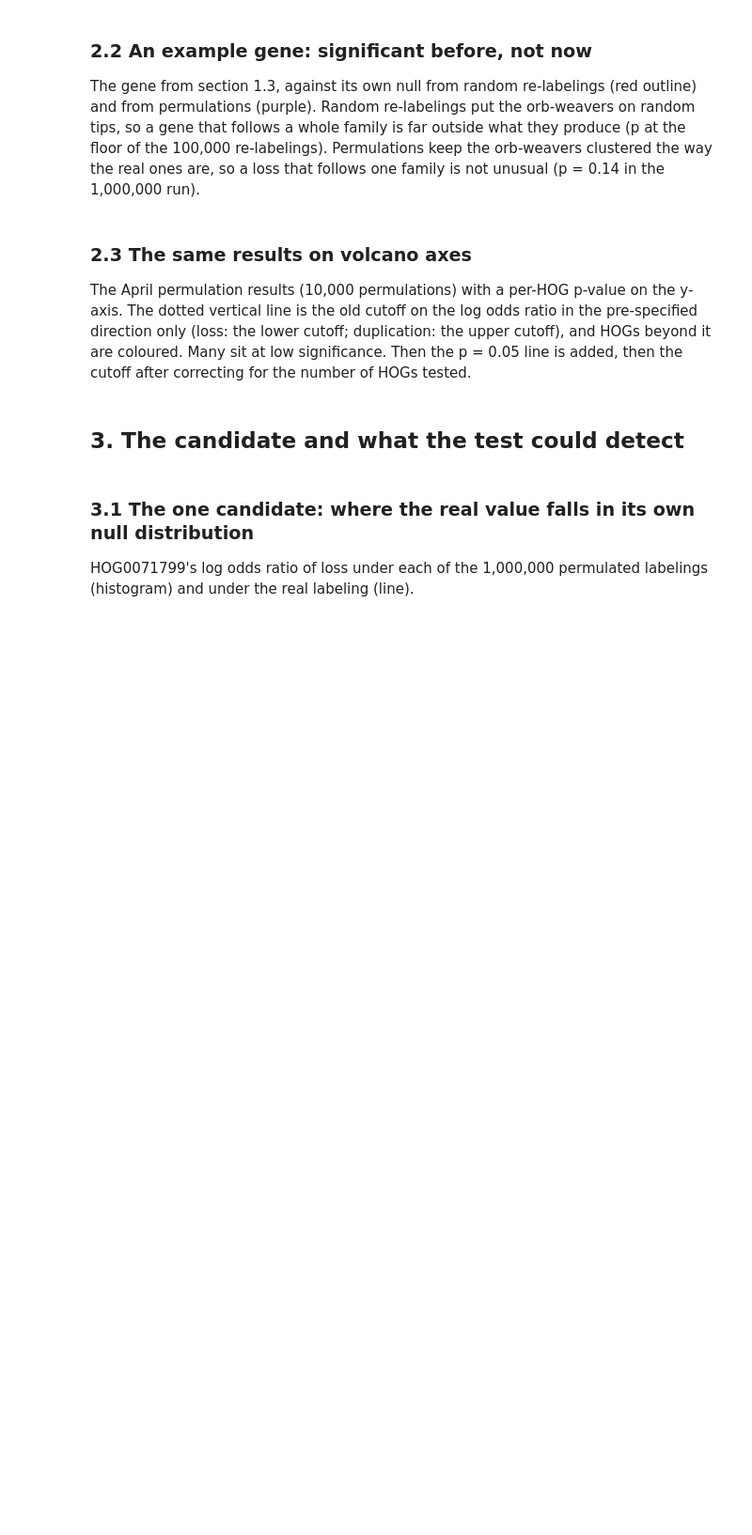
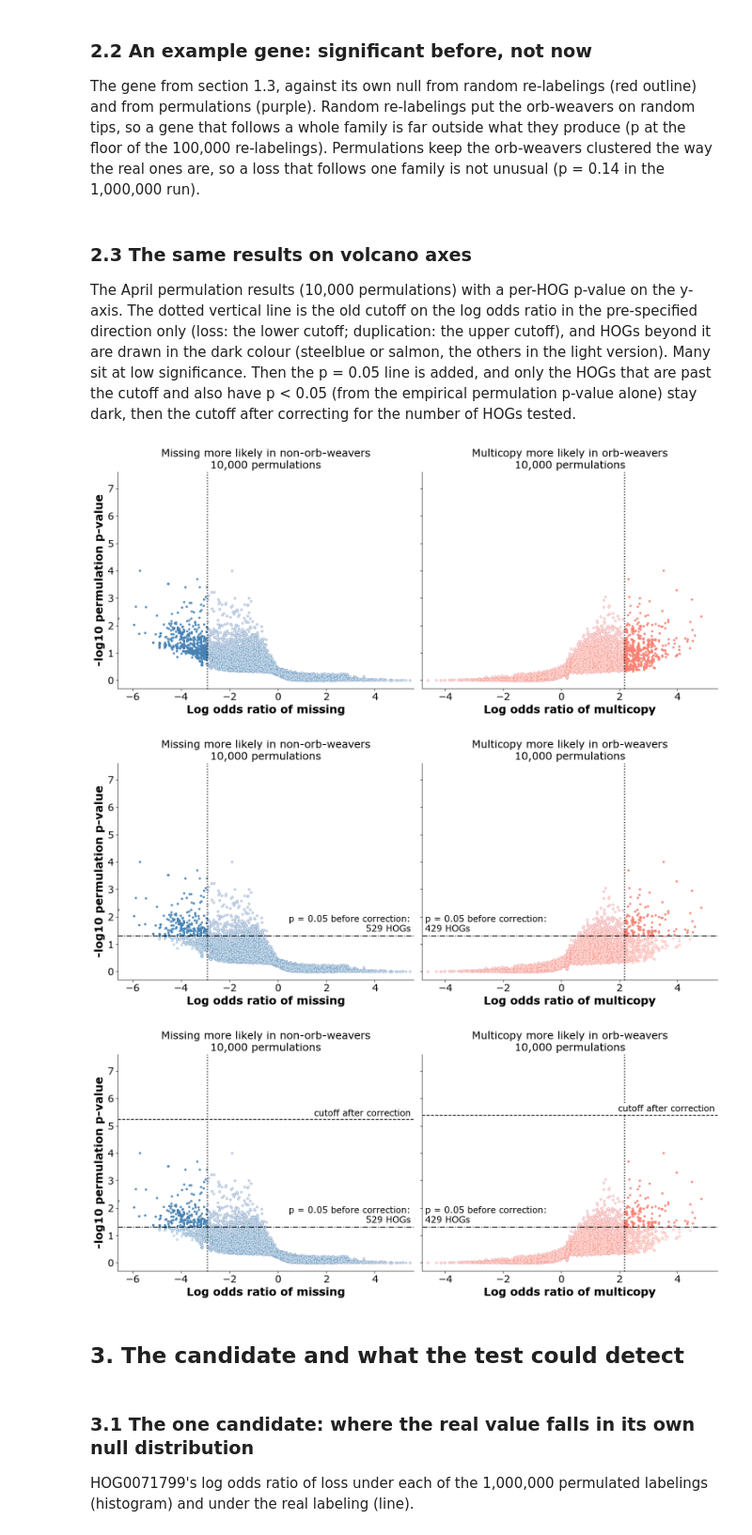
Before and after one commit to GordusLab/orb-selection, a Jupyter notebook: scripts/07_figures_tables/Odds Ratio Test Plots.ipynb, the cells around one changed output. Shown at 94% size. Drawn from its saved outputs; the diff is of its cells as text; code cells hidden in the pictures; blank space fills up the shorter version.

```diff
--- a/scripts/07_figures_tables/Odds Ratio Test Plots.ipynb
+++ b/scripts/07_figures_tables/Odds Ratio Test Plots.ipynb
@@ -147,8 +152,9 @@ def count_transitions(labelings):
     return np.minimum(c0[r], c1[r])
 
 
-def save(name):
-    plt.savefig(os.path.join(pres, name), dpi=300, bbox_inches="tight", transparent=True)
+def save(name, transparent=True):
+    """Save a figure to the talk folder; transparent=False gives a white background (volcano plots and histograms)."""
+    plt.savefig(os.path.join(pres, name), dpi=300, bbox_inches="tight", transparent=transparent, facecolor="auto" if transparent else "white")
 
 
 print(f"{len(species)} species, {int(true_labels.sum())} orb-weavers; the true labeling needs {count_transitions(true_labels[:, None])[0]} state changes on the tree")
@@ -418,47 +430,54 @@ plt.show()
 # %% [markdown]
 ### 2.3 The same results on volcano axes
 
-The April permulation results (10,000 permulations) with a per-HOG p-value on the y-axis. The dotted vertical line is the old cutoff on the log odds ratio in the pre-specified direction only (loss: the lower cutoff; duplication: the upper cutoff), and HOGs beyond it are coloured. Many sit at low significance. Then the p = 0.05 line is added, then the cutoff after correcting for the number of HOGs tested.
+The April permulation results (10,000 permulations) with a per-HOG p-value on the y-axis. The dotted vertical line is the old cutoff on the log odds ratio in the pre-specified direction only (loss: the lower cutoff; duplication: the upper cutoff), and HOGs beyond it are drawn in the dark colour (steelblue or salmon, the others in the light version). Many sit at low significance. Then the p = 0.05 line is added, and only the HOGs that are past the cutoff and also have p < 0.05 (from the empirical permulation p-value alone) stay dark, then the cutoff after correcting for the number of HOGs tested.
 # %%
 %autoreload 2
 # ---- Same permulation results (April run, 10,000 permulations) on volcano axes, adding the criteria one at a time
+LIGHT_COL = {"loss": "#E0EAF2", "dup": "#FEE9E7"}                      # light steelblue / light salmon, as in the UpSet figures
+from matplotlib.colors import to_rgba
+
 def history_volcano(stage_name, filename, show_p05=False, show_corrected=False):
     fig, axs = plt.subplots(1, 2, figsize=(15, 6.6), sharey=True)
     for ax, key, xcol, pcol, color, title, lo_hi in (
             (axs[0], "loss", "Log odds ratio of loss", "P-value loss more likely in bg", COL_BG, "Missing more likely in non-orb-weavers", stages["apr16_permulations"]["loss"]["cutoffs"]),
             (axs[1], "dup", "Log odds ratio of duplication", "P-value duplication more likely in fg", COL_FG, "Multicopy more likely in orb-weavers", stages["apr16_permulations"]["dup"]["cutoffs"])):
         d = apr16[(apr16.Occupancy >= 30) & ((apr16.Occupancy <= 88) if key == "loss" else True)].dropna(subset=[pcol])
         x = d[xcol].to_numpy(); p = np.maximum(d[pcol].to_numpy(), 1 / 10001)         # 10,000 permulations: the smallest resolvable p-value
         y = -np.log10(p)
         side_cut = lo_hi[0] if key == "loss" else lo_hi[1]                 # only the pre-specified direction: loss in non-orb-weavers (negative), duplication in orb-weavers (positive)
         beyond = (x < side_cut) if key == "loss" else (x > side_cut)
         ax.scatter(x[~beyond], y[~beyond], s=12, facecolor=HIST_FILL, edgecolor=HIST_EDGE, linewidths=0.6, rasterized=True)
-        ax.scatter(x[beyond], y[beyond], s=14, color=color, alpha=0.75, linewidths=0, rasterized=True)
+        dark = (beyond & (d[pcol].to_numpy() <= 0.05)) if show_p05 else beyond      # old cutoff only; once the p = 0.05 line is on, the significant corner (past the cutoff AND p <= 0.05)
+        ax.scatter(x[~dark], y[~dark], s=12, facecolor=LIGHT_COL[key], edgecolor=to_rgba(color, 0.55), linewidths=0.6, rasterized=True)     # light version of the panel colour
+        ax.scatter(x[dark], y[dark], s=16, color=color, alpha=0.9, linewidths=0, rasterized=True)                                          # dark version (steelblue / salmon)
         ax.axvline(side_cut, color="black", ls=":", lw=1.8)
-        label = f"{int(beyond.sum()):,} HOGs beyond\nthe old cutoff"
-        ax.text(0.5, 0.99, label, transform=ax.transAxes, fontsize=15, ha="center", va="top")
         if show_p05:
             ax.axhline(-np.log10(0.05), color="black", ls="-.", lw=1.4)
             ax.text(0.99 if key == "loss" else 0.01, -np.log10(0.05) + 0.1, f"p = 0.05 before correction:\n{int((d[pcol] <= 0.05).sum()):,} HOGs", transform=ax.get_yaxis_transform(),
                     fontsize=15, va="bottom", ha="right" if key == "loss" else "left", linespacing=1.15, bbox=dict(fc="white", ec="none", pad=1.5))
         if show_corrected:
             thr = 0.05 / len(d)
             ax.axhline(-np.log10(thr), color="black", ls="--", lw=1.4)
             ax.text(0.99, -np.log10(thr) + 0.07, "cutoff after correction", transform=ax.get_yaxis_transform(), fontsize=15, va="bottom", ha="right", bbox=dict(fc="white", ec="none", pad=1.5))
         ax.set_xlim(-6.6, 5.6) if key == "loss" else ax.set_xlim(-4.8, 5.4)
         ax.set_xlabel(xcol.replace("loss", "missing").replace("duplication", "multicopy"), fontsize=19, fontweight="bold")
         ax.set_title(f"{title}\n10,000 permulations", fontsize=18)
         ax.tick_params(labelsize=17)
         for side in ("top", "right"): ax.spines[side].set_visible(False)
     axs[0].set_ylabel("-log10 permulation p-value", fontsize=19, fontweight="bold")
-    axs[0].set_ylim(-0.3, 7.0)
+    axs[0].set_ylim(-0.3, 7.6)
     plt.tight_layout()
-    save(filename)
+    save(filename, transparent=False)
     plt.show()
 
 history_volcano("old cutoffs", "history_3a_volcano_old_cutoffs.png")
 history_volcano("p = 0.05", "history_3b_volcano_p05.png", show_p05=True)
 history_volcano("corrected", "history_3c_volcano_corrected.png", show_p05=True, show_corrected=True)
+# %% [output]
+[figure, added]
+[figure, added]
+[figure, added]
 # %% [markdown]
 ## 3. The candidate and what the test could detect
 # %% [markdown]
```
Also changed, not shown: parts of 6 cells of this notebook, 17 other files.
